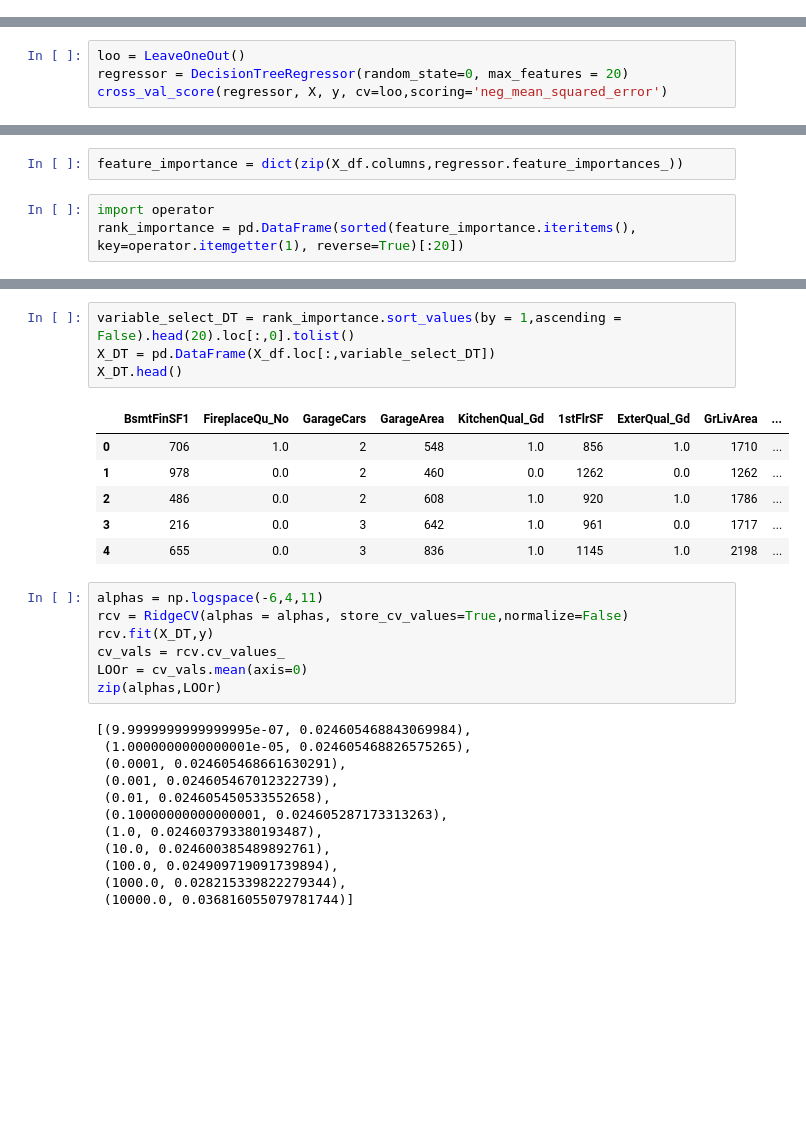
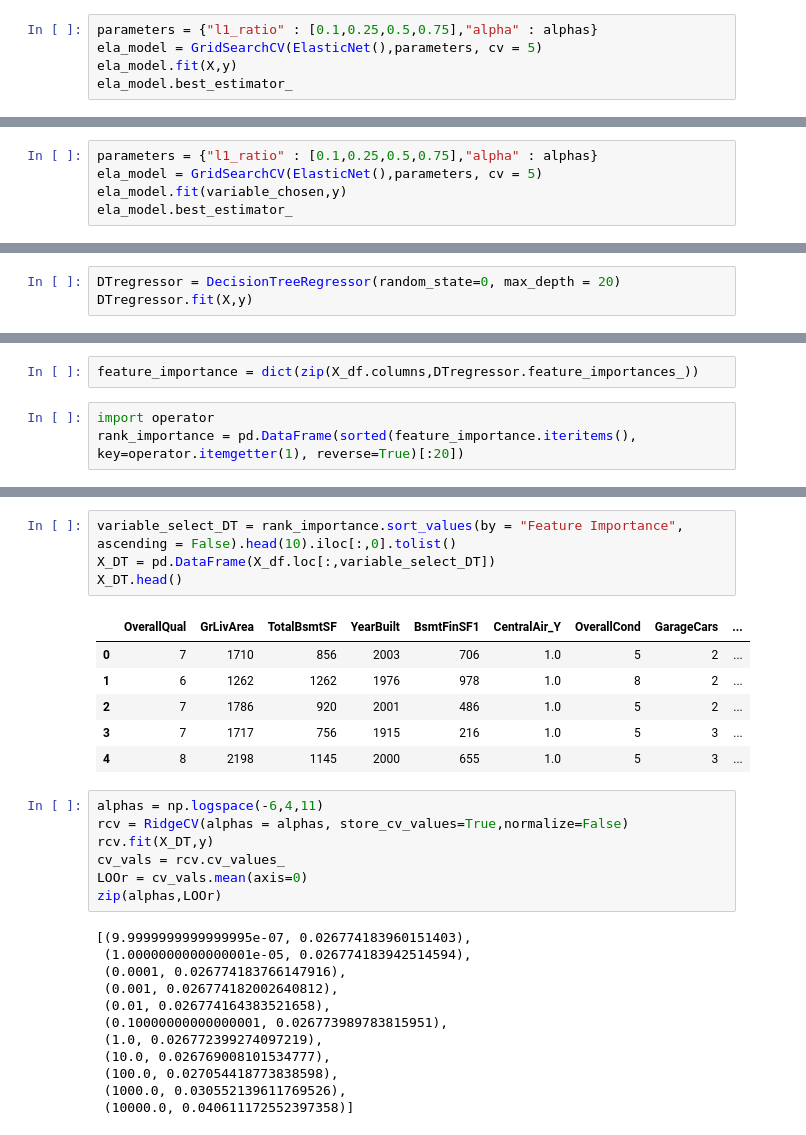
Before and after one commit to verali0816/141C_kaggle, a Jupyter notebook: Model fitting Alice.ipynb, the cells around one changed output, grey strips where cells are left out. Saved outputs shown, nothing was run; the diff lists cells and outputs as text; blank space fills up the shorter version.

```diff
--- a/Model fitting Alice.ipynb
+++ b/Model fitting Alice.ipynb
@@ -166,0 +190,5 @@ min(dict(zip(alphas,LOOr)).items(), key=lambda x: x[1])
+# %%
+parameters = {"l1_ratio" : [0.1,0.25,0.5,0.75],"alpha" : alphas}
+ela_model = GridSearchCV(ElasticNet(),parameters, cv = 5)
+ela_model.fit(X,y)
+ela_model.best_estimator_
@@ -166,0 +203,5 @@ min(dict(zip(alphas,LOOr)).items(), key=lambda x: x[1])
+# %%
+parameters = {"l1_ratio" : [0.1,0.25,0.5,0.75],"alpha" : alphas}
+ela_model = GridSearchCV(ElasticNet(),parameters, cv = 5)
+ela_model.fit(variable_chosen,y)
+ela_model.best_estimator_
@@ -171,5 +233,4 @@ from sklearn.tree import DecisionTreeRegressor
 # %%
-loo = LeaveOneOut()
-regressor = DecisionTreeRegressor(random_state=0, max_features = 20)
-cross_val_score(regressor, X, y, cv=loo,scoring='neg_mean_squared_error')
+DTregressor = DecisionTreeRegressor(random_state=0, max_depth = 20)
+DTregressor.fit(X,y)
 # %% [output]
@@ -186,5 +256,5 @@ np.mean(-cross_val_score(regressor, X, y, cv=loo,scoring='neg_mean_squared_error
 # %%
-feature_importance = dict(zip(X_df.columns,regressor.feature_importances_))
+feature_importance = dict(zip(X_df.columns,DTregressor.feature_importances_))
 # %%
 import operator
 rank_importance = pd.DataFrame(sorted(feature_importance.iteritems(), key=operator.itemgetter(1), reverse=True)[:20])
@@ -211,14 +290,14 @@ rank_importance.sort_values(by = 1,ascending = False).head(10).loc[:,0].tolist()
 # %%
-variable_select_DT = rank_importance.sort_values(by = 1,ascending = False).head(20).loc[:,0].tolist()
+variable_select_DT = rank_importance.sort_values(by = "Feature Importance", ascending = False).head(10).iloc[:,0].tolist()
 X_DT = pd.DataFrame(X_df.loc[:,variable_select_DT])
 X_DT.head()
 # %% [output]
-|  | BsmtFinSF1 | FireplaceQu_No | GarageCars | GarageArea | KitchenQual_Gd | 1stFlrSF | ExterQual_Gd | GrLivArea | ... |
-| 0 | 706 | 1.0 | 2 | 548 | 1.0 | 856 | 1.0 | 1710 | ... |
-| 1 | 978 | 0.0 | 2 | 460 | 0.0 | 1262 | 0.0 | 1262 | ... |
-| 2 | 486 | 0.0 | 2 | 608 | 1.0 | 920 | 1.0 | 1786 | ... |
-| 3 | 216 | 0.0 | 3 | 642 | 1.0 | 961 | 0.0 | 1717 | ... |
-| 4 | 655 | 0.0 | 3 | 836 | 1.0 | 1145 | 1.0 | 2198 | ... |
+|  | OverallQual | GrLivArea | TotalBsmtSF | YearBuilt | BsmtFinSF1 | CentralAir_Y | OverallCond | GarageCars | ... |
+| 0 | 7 | 1710 | 856 | 2003 | 706 | 1.0 | 5 | 2 | ... |
+| 1 | 6 | 1262 | 1262 | 1976 | 978 | 1.0 | 8 | 2 | ... |
+| 2 | 7 | 1786 | 920 | 2001 | 486 | 1.0 | 5 | 2 | ... |
+| 3 | 7 | 1717 | 756 | 1915 | 216 | 1.0 | 5 | 3 | ... |
+| 4 | 8 | 2198 | 1145 | 2000 | 655 | 1.0 | 5 | 3 | ... |
 # %%
 alphas = np.logspace(-6,4,11)
 rcv = RidgeCV(alphas = alphas, store_cv_values=True,normalize=False)
@@ -227,17 +306,17 @@ cv_vals = rcv.cv_values_
 LOOr = cv_vals.mean(axis=0)
 zip(alphas,LOOr)
 # %% [output]
-[(9.9999999999999995e-07, 0.024605468843069984),
- (1.0000000000000001e-05, 0.024605468826575265),
- (0.0001, 0.024605468661630291),
- (0.001, 0.024605467012322739),
- (0.01, 0.024605450533552658),
- (0.10000000000000001, 0.024605287173313263),
- (1.0, 0.024603793380193487),
- (10.0, 0.024600385489892761),
- (100.0, 0.024909719091739894),
- (1000.0, 0.028215339822279344),
- (10000.0, 0.036816055079781744)]
+[(9.9999999999999995e-07, 0.026774183960151403),
+ (1.0000000000000001e-05, 0.026774183942514594),
+ (0.0001, 0.026774183766147916),
+ (0.001, 0.026774182002640812),
+ (0.01, 0.026774164383521658),
+ (0.10000000000000001, 0.026773989783815951),
+ (1.0, 0.026772399274097219),
+ (10.0, 0.026769008101534777),
+ (100.0, 0.027054418773838598),
+ (1000.0, 0.030552139611769526),
+ (10000.0, 0.040611172552397358)]
 # %%
 plt.plot(alphas,LOOr)
 plt.xlabel('lambda')
```
Also changed, not shown: parts of 23 cells of this notebook, 3 other files.
